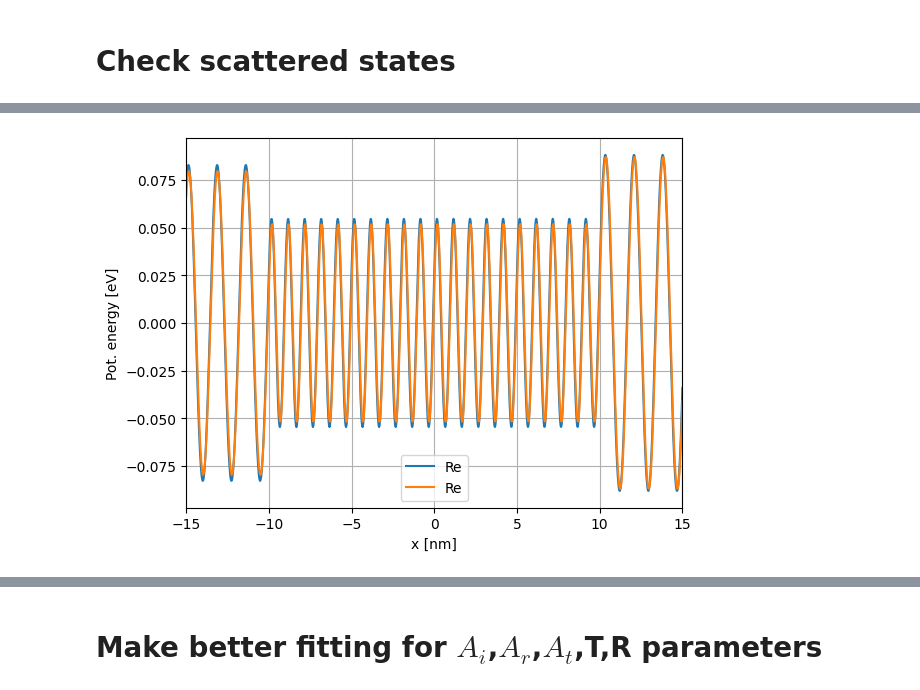
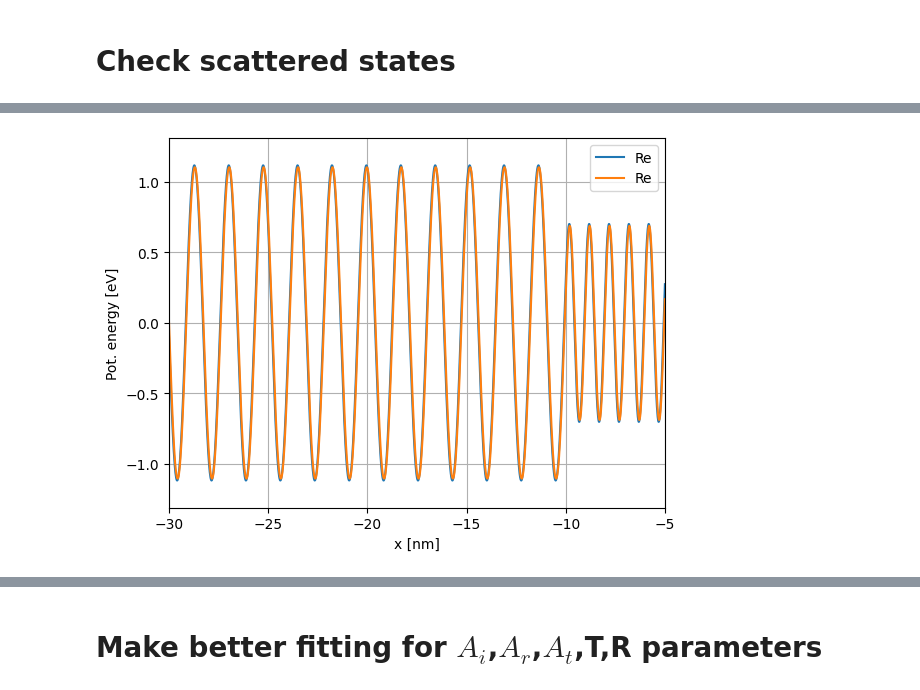
Before and after one commit to magashegyi/testrepo, a Jupyter notebook: test_atomic_units.ipynb, the cells around one changed output, grey strips where cells are left out. Cells and saved outputs as stored; diff of their text form; code cells hidden in the pictures.

```diff
--- a/test_atomic_units.ipynb
+++ b/test_atomic_units.ipynb
@@ -190,7 +190,7 @@ print(hus.ureg("alpha").to_base_units())
 # %%
 import numpy as np
 
-uxgrid_num = 4*1024
+uxgrid_num = 8*1024
 uxgrid_max = 50
 uxgrid_min = -50
 
@@ -437,16 +442,16 @@ psi_scale_hus = 1.0/hus.energy_unit.to("eV").magnitude
 psi_scale_rus = 1.0/rus.energy_unit.to("eV").magnitude
 # %%
 #plt.plot(uxgrid_hus*hus.length_unit.to("nm"),modelpot_hus(0)*hus.energy_unit.to("eV"),"-.",label="Pot")
-plt.plot(uxgrid_hus*hus.length_unit.to("nm"),psi_scale_hus*np.real(qp_pk_hus["state"]["value"]),label="Re")
+plt.plot(uxgrid_hus*hus.length_unit.to("nm"),np.real(qp_pk_hus["state"]["value"]),label="Re")
 
 #plt.plot(uxgrid_rus*rus.length_unit.to("nm"),modelpot_rus(0)*rus.energy_unit.to("eV"),"--",label="Pot")
-plt.plot(uxgrid_rus*rus.length_unit.to("nm"),psi_scale_rus*np.real(qp_pk_rus["state"]["value"]),label="Re")
+plt.plot(uxgrid_rus*rus.length_unit.to("nm"),10*np.real(qp_pk_rus["state"]["value"]),label="Re")
 
 plt.xlabel("x [nm]")
 plt.ylabel("Pot. energy [eV]")
-plt.xlim([-15, 15])
+plt.xlim([-30, -5])
 plt.legend()
 plt.grid()
 plt.show()
 # %% [output]
-[figure, old version]
+[figure, new version]
```
Also changed, not shown: parts of 21 cells of this notebook, 1 other file.
